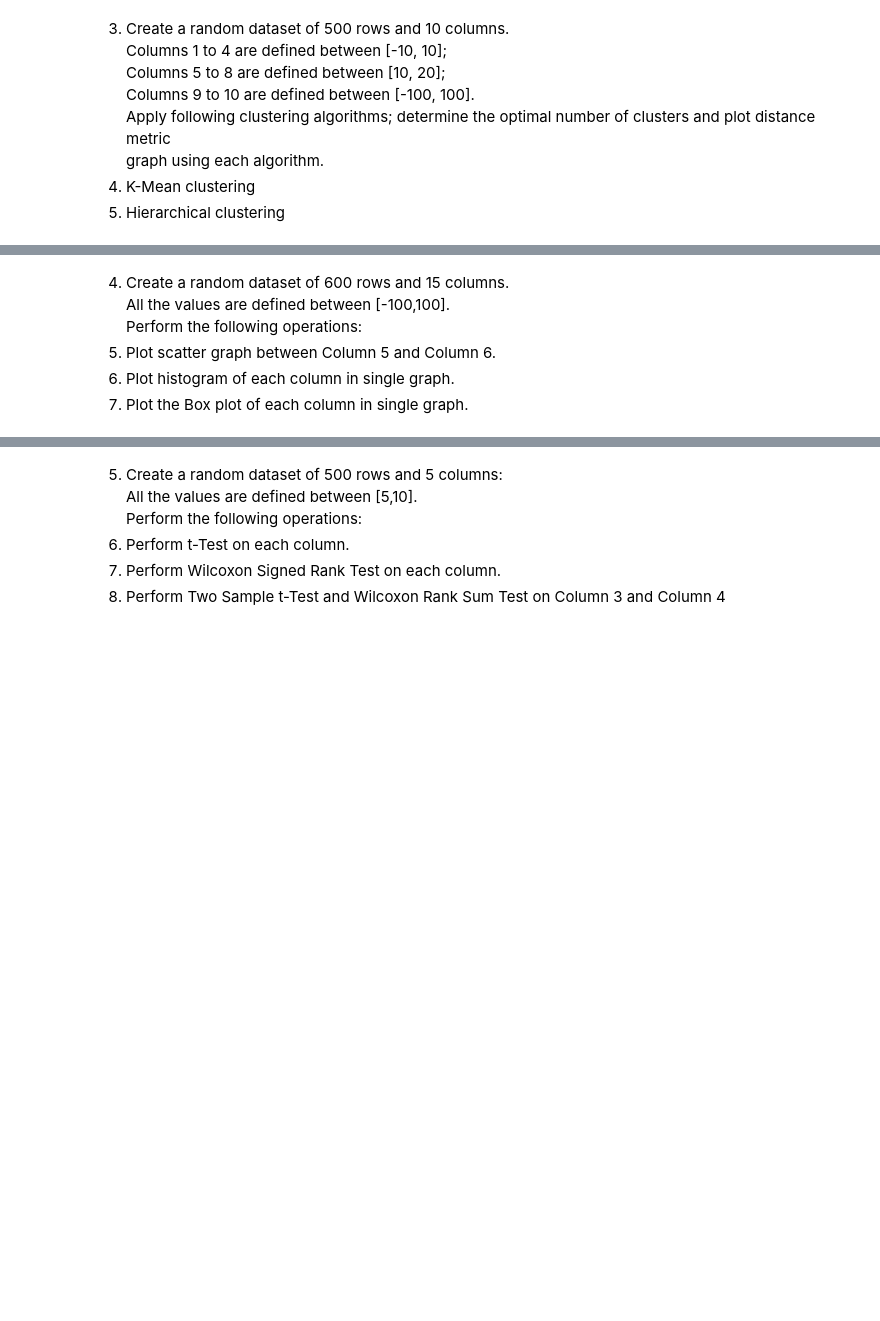
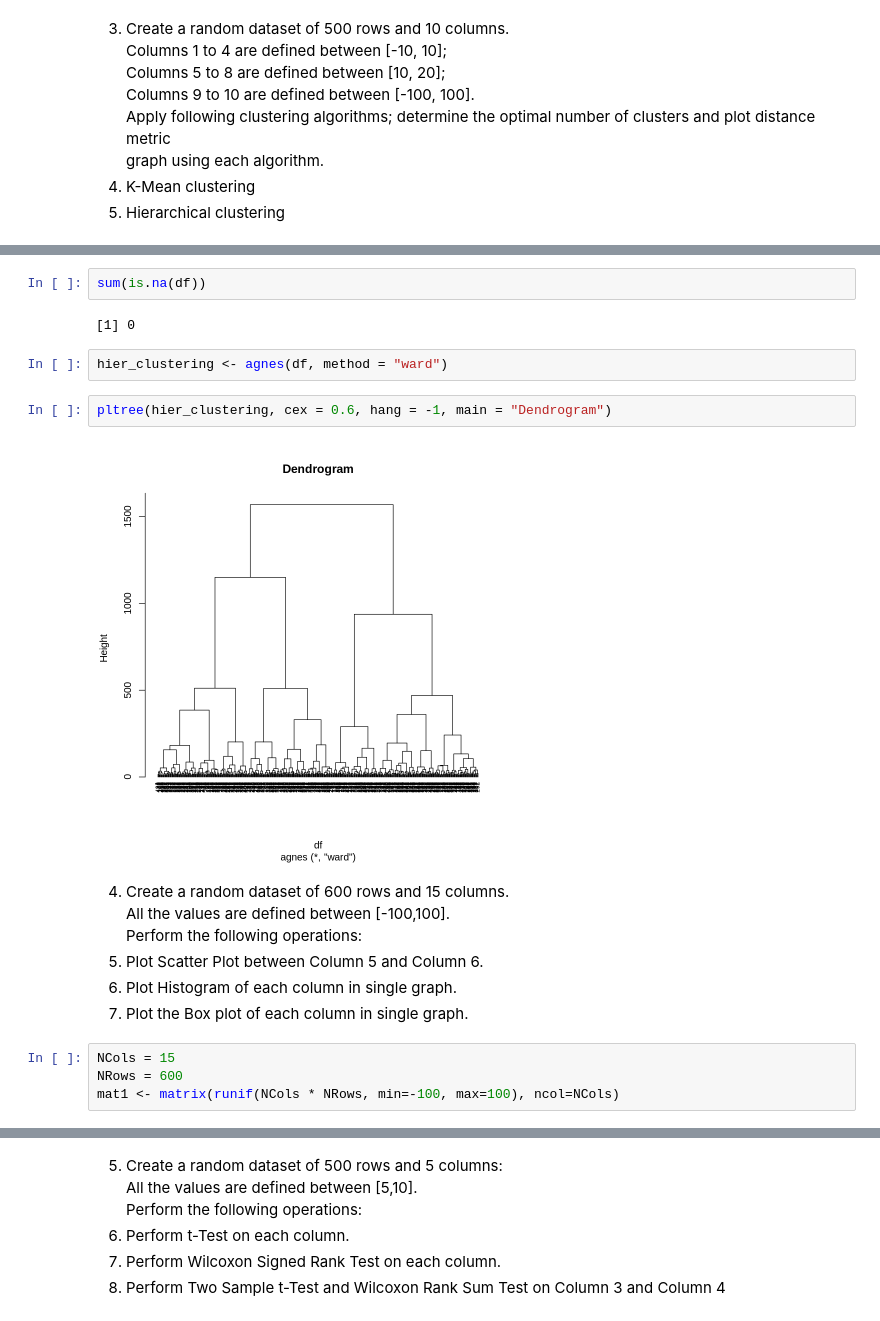
Before and after one commit to IqmanS/ML-Assignments, a Jupyter notebook: Assignment_3_R_Programming.ipynb, the cells around one changed output, grey strips where cells are left out. Cells and saved outputs as stored; diff of their text form; blank space fills up the shorter version.

```diff
--- a/Assignment_3_R_Programming.ipynb
+++ b/Assignment_3_R_Programming.ipynb
@@ -135,6 +192,20 @@ graph using each algorithm.<br>
+# %%
+sum(is.na(df))
+# %% [output]
+[1] 0
+# %%
+hier_clustering <- agnes(df, method = "ward")
+# %%
+pltree(hier_clustering, cex = 0.6, hang = -1, main = "Dendrogram")
+# %% [output]
+[figure, added]
 # %% [markdown]
 4. Create a random dataset of 600 rows and 15 columns.<br> All the values are defined between [-100,100].<br>
 Perform the following operations:<br>
- 1. Plot scatter graph between Column 5 and Column 6.
- 2. Plot histogram of each column in single graph.
+ 1. Plot Scatter Plot between Column 5 and Column 6.
+ 2. Plot Histogram of each column in single graph.
  3. Plot the Box plot of each column in single graph.
+# %%
+NCols = 15
+NRows = 600
+mat1 <- matrix(runif(NCols * NRows, min=-100, max=100), ncol=NCols)
```
Also changed, not shown: parts of 23 cells of this notebook.
